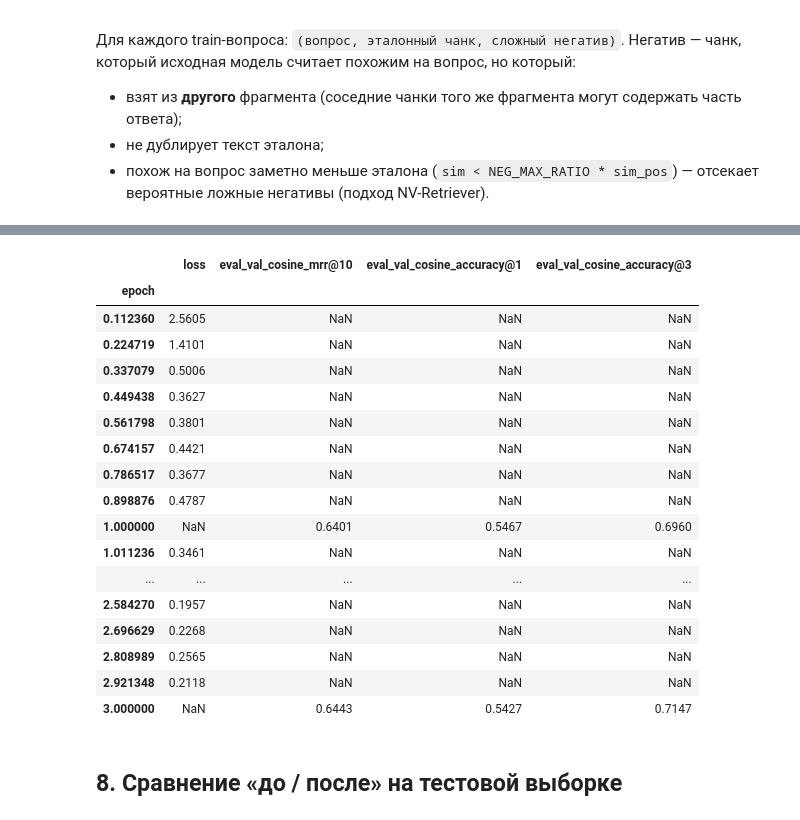
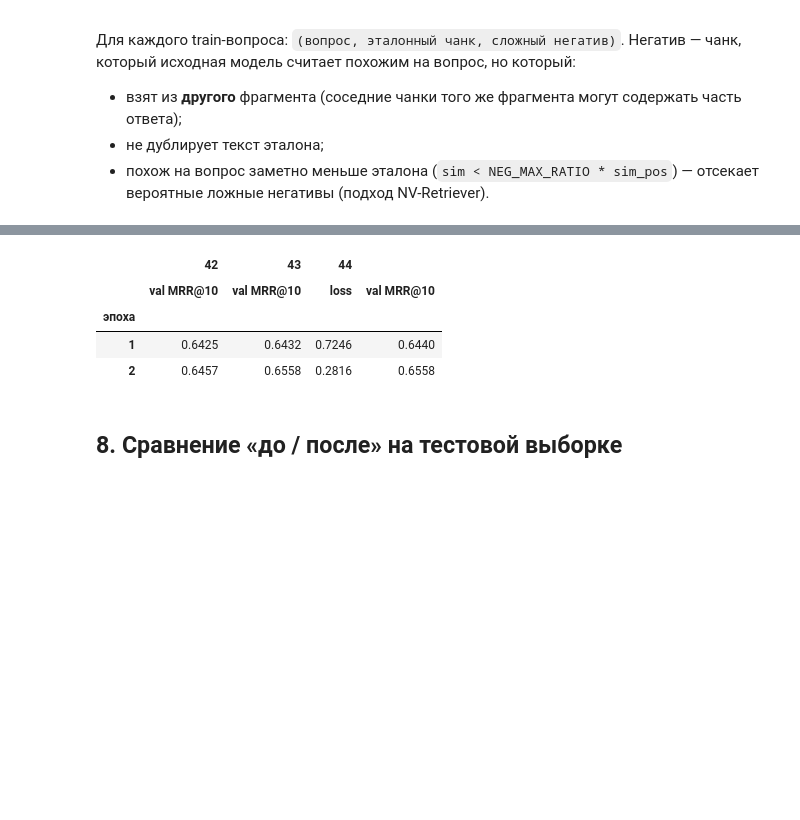
Before and after one commit to DamirKx/rag, a Jupyter notebook: notebooks/finetune_e5.ipynb, the cells around one changed output, grey strips where cells are left out. Saved outputs shown, nothing was run; the diff lists cells and outputs as text; code cells hidden in the pictures; blank space fills up the shorter version.

```diff
--- a/notebooks/finetune_e5.ipynb
+++ b/notebooks/finetune_e5.ipynb
@@ -48,7 +49,8 @@ from run_adilet_eval import normalize_text, get_or_compute_embeddings
 # %%
 LANG = "rus"                                   # "rus" или "kaz"
 BASE_MODEL = "intfloat/multilingual-e5-small"
-SEED = 42
+SEED = 42                   # seed разбиения и выбора hard negatives — общий для всех запусков
+TRAIN_SEEDS = [42, 43, 44]  # seed обучения (порядок батчей, dropout); разброс метрик по ним показывает устойчивость
 
 # Доли train / val / test (считаются по фрагментам закона, а не по вопросам)
 SPLIT_RATIOS = (0.8, 0.1, 0.1)
@@ -56,6 +58,7 @@ SPLIT_RATIOS = (0.8, 0.1, 0.1)
 # Чанкинг — как в run_adilet_eval.py
 CHUNK_SIZE, CHUNK_OVERLAP = 500, 50
 MIN_COVERAGE = 0.5        # мин. доля слов ответа в чанке, чтобы считать его эталонным (см. раздел 3)
+TIE_MARGIN = 0.05         # чанки, уступающие лучшему по доле слов не больше этого, тоже эталонные
 
 # Hard negatives
 NEG_SEARCH_DEPTH = 50     # сколько кандидатов достаём из индекса
@@ -64,28 +67,29 @@ NEG_MAX_RATIO = 0.98      # кандидат отбрасывается, есл
                           # У e5 сходства сжаты (~0.85–0.9), поэтому порог 0.95 из NV-Retriever отсекает больше половины кандидатов
 
 # Обучение
-EPOCHS = 3
+EPOCHS = 2                # при 3 эпохах MRR@10 на val почти не рос после первой (0.640 → 0.645 → 0.644)
 BATCH_SIZE = 32           # для MNRL чем больше батч, тем больше «бесплатных» негативов
 LEARNING_RATE = 2e-5
 WARMUP_RATIO = 0.1
 MAX_SEQ_LEN = 256         # чанк в 500 символов укладывается в ~150–200 токенов
 
-# Быстрая проверка, что всё работает: маленький корпус и 1 эпоха
+# Быстрая проверка, что всё работает: маленький корпус, 1 эпоха, 2 запуска
 SMOKE_TEST = False
 
 DEVICE = "cuda" if torch.cuda.is_available() else "cpu"
 SPLIT_DIR = Path("data/adilet/splits")
-OUTPUT_DIR = Path(f"models/e5-small-adilet-{LANG}")
-CHECKPOINT_DIR = Path(f"checkpoints/e5-small-adilet-{LANG}")
+OUTPUT_DIR = Path(f"models/e5-small-adilet-{LANG}")          # сюда копируется лучший по val запуск
+CHECKPOINT_DIR = Path(f"checkpoints/e5-small-adilet-{LANG}")  # модели всех запусков: seed_42/, seed_43/, ...
 CACHE_DIR = "data/adilet/cache"
 
 if SMOKE_TEST:
     EPOCHS = 1
+    TRAIN_SEEDS = TRAIN_SEEDS[:2]
     OUTPUT_DIR = OUTPUT_DIR.with_name(OUTPUT_DIR.name + "-smoke")
     CHECKPOINT_DIR = CHECKPOINT_DIR.with_name(CHECKPOINT_DIR.name + "-smoke")
 
 random.seed(SEED)
 np.random.seed(SEED)
 torch.manual_seed(SEED)
-print(f"Устройство: {DEVICE} | язык: {LANG} | модель: {BASE_MODEL} | smoke: {SMOKE_TEST}")
+print(f"Устройство: {DEVICE} | язык: {LANG} | модель: {BASE_MODEL} | seeds: {TRAIN_SEEDS} | smoke: {SMOKE_TEST}")
 # %% [output]
@@ -267,14 +243,12 @@ def ir_metrics(items, predicted_ids):
 
 
 def build_dense_index(model_name_or_path):
-    # Кэш эмбеддингов используется только для моделей с Hub: дообученная модель
-    # перезаписывается при каждом запуске, и старые векторы были бы неверны.
+    # В ключ кэша входит отпечаток файлов весов (model_cache_name), поэтому векторы
+    # переобученной модели не перепутаются со старыми
     embedder = EmbeddingModel(str(model_name_or_path), device=DEVICE)
-    safe_name = re.sub(r"[^a-zA-Z0-9_\-]", "_", str(model_name_or_path))
     chunk_emb = get_or_compute_embeddings(
         embedder, chunks, CACHE_DIR,
-        cache_key=f"{safe_name}_{LANG}_fixed_{CHUNK_SIZE}_{CHUNK_OVERLAP}",
-        use_cache=not Path(model_name_or_path).exists(),
+        cache_key=f"{model_cache_name(str(model_name_or_path))}_{LANG}_fixed_{CHUNK_SIZE}_{CHUNK_OVERLAP}",
     )
     index = VectorRetriever(embedding_dim=chunk_emb.shape[1])
     index.add_documents(chunk_emb, chunks, chunk_ids)
@@ -282,6 +256,7 @@ def build_dense_index(model_name_or_path):
 
 
 def evaluate(embedder, index, items):
+    # Гибрид здесь с параметрами по умолчанию (0.5 / 0.5, rrf_k=60); подобранные на val — в tune_hybrid.py
     queries = [q["query"] for q in items]
     q_emb = embedder.encode_queries(queries)
     _, idx = index.search(q_emb, k=EVAL_K)
@@ -297,7 +272,7 @@ def evaluate_bm25(items):
 # %%
 base_embedder, base_index = build_dense_index(BASE_MODEL)
 
-results = {"bm25": {}, "base": {}, "finetuned": {}}
+results = {"bm25": {}, "base": {}, "finetuned": {}, "finetuned_std": {}}
 base_dense_pred = {}
 for name in ["val", "test"]:
     results["bm25"][name] = evaluate_bm25(splits[name])
@@ -455,27 +497,20 @@ print(f"Дообученная модель сохранена в {OUTPUT_DIR}")
 # %%
-# Динамика обучения: loss и MRR@10 на val по эпохам
-history = pd.DataFrame(trainer.state.log_history)
-cols = [c for c in ["epoch", "loss", "eval_val_cosine_mrr@10", "eval_val_cosine_accuracy@1", "eval_val_cosine_accuracy@3"] if c in history]
-history[cols].groupby("epoch").last().round(4)
+# Динамика обучения: MRR@10 на val после каждой эпохи (журнал оценщика) и средний loss эпохи (если сохранён)
+dynamics = {}
+for train_seed in runs:
+    run_dir = CHECKPOINT_DIR / f"seed_{train_seed}"
+    val_log = pd.read_csv(run_dir / "eval" / "Information-Retrieval_evaluation_val_results.csv")
+    dynamics[(train_seed, "val MRR@10")] = val_log.set_index(val_log["epoch"].round().astype(int))["cosine-MRR@10"]
+    if (run_dir / "history.csv").exists():
+        h = pd.read_csv(run_dir / "history.csv").dropna(subset=["loss"])
+        dynamics[(train_seed, "loss")] = h.groupby(np.ceil(h["epoch"]).astype(int))["loss"].mean()
+pd.DataFrame(dynamics).rename_axis("эпоха").sort_index(axis=1).round(4)
 # %% [output]
-|  | loss | eval_val_cosine_mrr@10 | eval_val_cosine_accuracy@1 | eval_val_cosine_accuracy@3 |
-| epoch |  |  |  |  |
-| 0.112360 | 2.5605 | NaN | NaN | NaN |
-| 0.224719 | 1.4101 | NaN | NaN | NaN |
-| 0.337079 | 0.5006 | NaN | NaN | NaN |
-| 0.449438 | 0.3627 | NaN | NaN | NaN |
-| 0.561798 | 0.3801 | NaN | NaN | NaN |
-| 0.674157 | 0.4421 | NaN | NaN | NaN |
-| 0.786517 | 0.3677 | NaN | NaN | NaN |
-| 0.898876 | 0.4787 | NaN | NaN | NaN |
-| 1.000000 | NaN | 0.6401 | 0.5467 | 0.6960 |
-| 1.011236 | 0.3461 | NaN | NaN | NaN |
-| ... | ... | ... | ... | ... |
-| 2.584270 | 0.1957 | NaN | NaN | NaN |
-| 2.696629 | 0.2268 | NaN | NaN | NaN |
-| 2.808989 | 0.2565 | NaN | NaN | NaN |
-| 2.921348 | 0.2118 | NaN | NaN | NaN |
-| 3.000000 | NaN | 0.6443 | 0.5427 | 0.7147 |
+|  | 42 | 43 | 44 |  |
+|  | val MRR@10 | val MRR@10 | loss | val MRR@10 |
+| эпоха |  |  |  |  |
+| 1 | 0.6425 | 0.6432 | 0.7246 | 0.6440 |
+| 2 | 0.6457 | 0.6558 | 0.2816 | 0.6558 |
 # %% [markdown]
 ## 8. Сравнение «до / после» на тестовой выборке
 # %%
```
Also changed, not shown: parts of 13 cells of this notebook, 6 other files.
